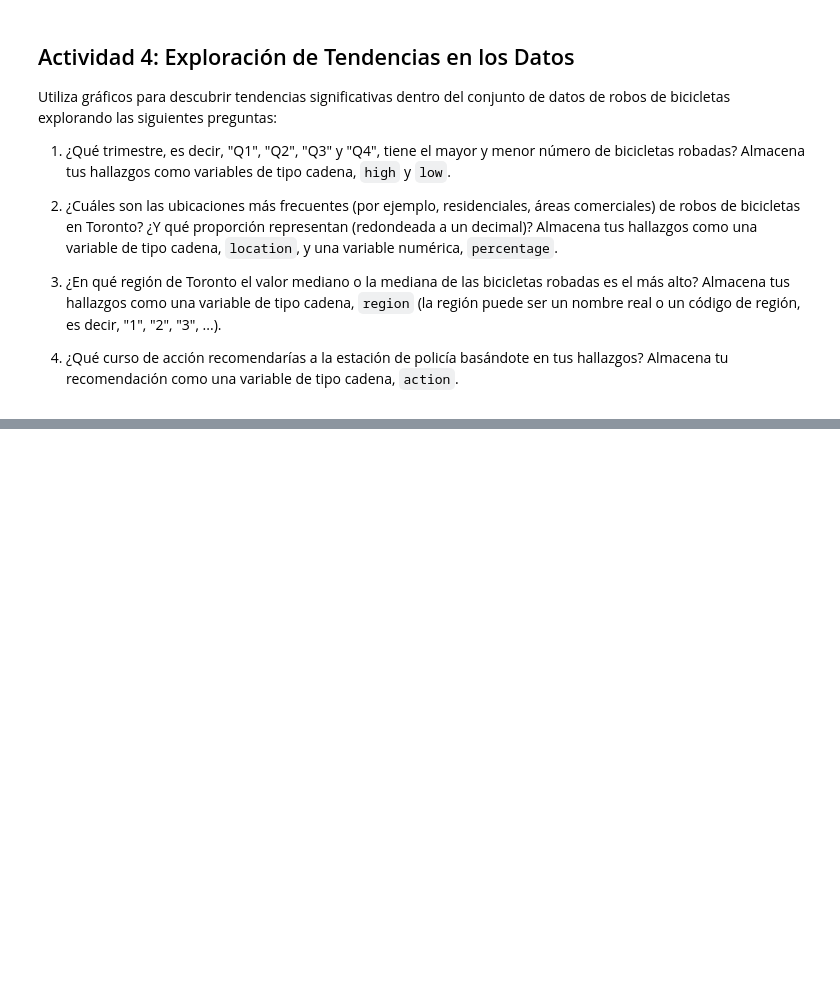
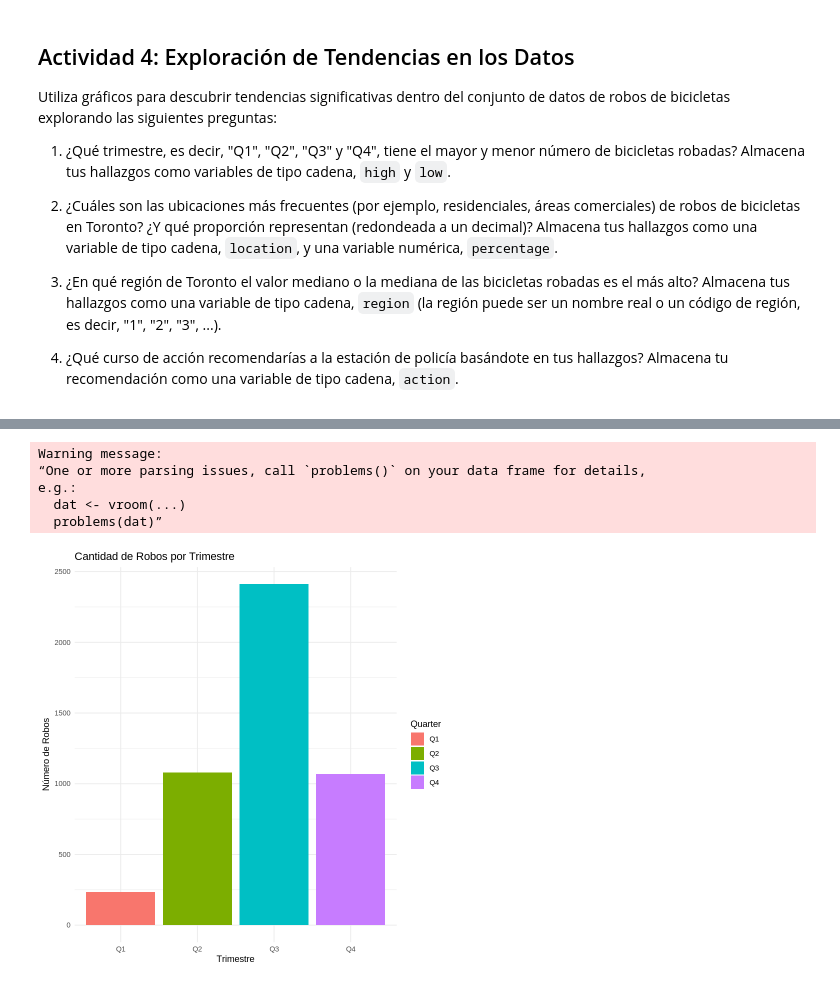
Before and after one commit to Billhernandez/TareaR, a Jupyter notebook: Copia_de_ANALISIS_DE_DATOS_EN_R_II_Bill_Hernandez.ipynb, the cells around one changed output, grey strips where cells are left out. Cells and saved outputs as stored; diff of their text form; code cells hidden in the pictures; blank space fills up the shorter version.

```diff
--- a/Copia_de_ANALISIS_DE_DATOS_EN_R_II_Bill_Hernandez.ipynb
+++ b/Copia_de_ANALISIS_DE_DATOS_EN_R_II_Bill_Hernandez.ipynb
@@ -769,0 +834,70 @@ Utiliza gráficos para descubrir tendencias significativas dentro del conjunto d
+# %%
+data <- read_csv(
+  "/content/Cleaned_Bicycle_Thefts_Open_Data.csv",
+  col_names = FALSE,
+  show_col_types = FALSE,
+  na = c("", "NA"),
+  col_types = cols(.default = col_character()),
+  progress = FALSE
+)
+
+# Filtrar filas correctamente estructuradas
+data <- data %>% filter(str_count(X1, ",") == 7)
+
+# Separar columnas
+data <- data %>%
+  separate(X1, into = c("Occurrence_Date", "Report_Date", "Weekday",
+                        "Neighborhood", "Value", "Location_Type",
+                        "Longitude", "Latitude"), sep = ",")
+# %% [output]
+Warning message:
+“One or more parsing issues, call `problems()` on your data frame for details,
+e.g.:
+  dat <- vroom(...)
+  problems(dat)”
+# %%
+# Convertir tipos y continuar el análisis
+data <- data %>%
+  mutate(
+    Occurrence_Date = as.Date(Occurrence_Date, format = "%Y-%m-%d"),
+    Quarter = paste0("Q", quarter(Occurrence_Date)),
+    Region = str_extract(Neighborhood, "\\((\\d+)\\)") %>% str_remove_all("[()]"),
+    Value = as.numeric(Value),
+    Num_Bikes_Stolen = 1
+  )
+# %%
+#¿Qué trimestre, es decir, "Q1", "Q2", "Q3" y "Q4", tiene el mayor y menor número de bicicletas robadas? Almacena tus hallazgos como variables de tipo cadena, high y low.
+library(dplyr)
+library(lubridate)
+
+# Asegúrate de tener la columna Occurrence_Date como tipo Date y columna Quarter creada
+data <- data %>%
+  mutate(
+    Occurrence_Date = as.Date(Occurrence_Date, format = "%Y-%m-%d"),
+    Quarter = paste0("Q", quarter(Occurrence_Date))
+  )
+
+# Contar robos por trimestre
+robos_por_trimestre <- data %>%
+  count(Quarter)
+
+# Encontrar el trimestre con más robos
+high <- robos_por_trimestre %>%
+  filter(n == max(n)) %>%
+  pull(Quarter) %>%
+  as.character()
+
+# Encontrar el trimestre con menos robos
+low <- robos_por_trimestre %>%
+  filter(n == min(n)) %>%
+  pull(Quarter) %>%
+  as.character()
+
+library(ggplot2)
+
+ggplot(robos_por_trimestre, aes(x = Quarter, y = n, fill = Quarter)) +
+  geom_col() +
+  labs(title = "Cantidad de Robos por Trimestre", x = "Trimestre", y = "Número de Robos") +
+  theme_minimal()
+# %% [output]
+[figure, added]
```
Also changed, not shown: parts of 7 cells of this notebook.
